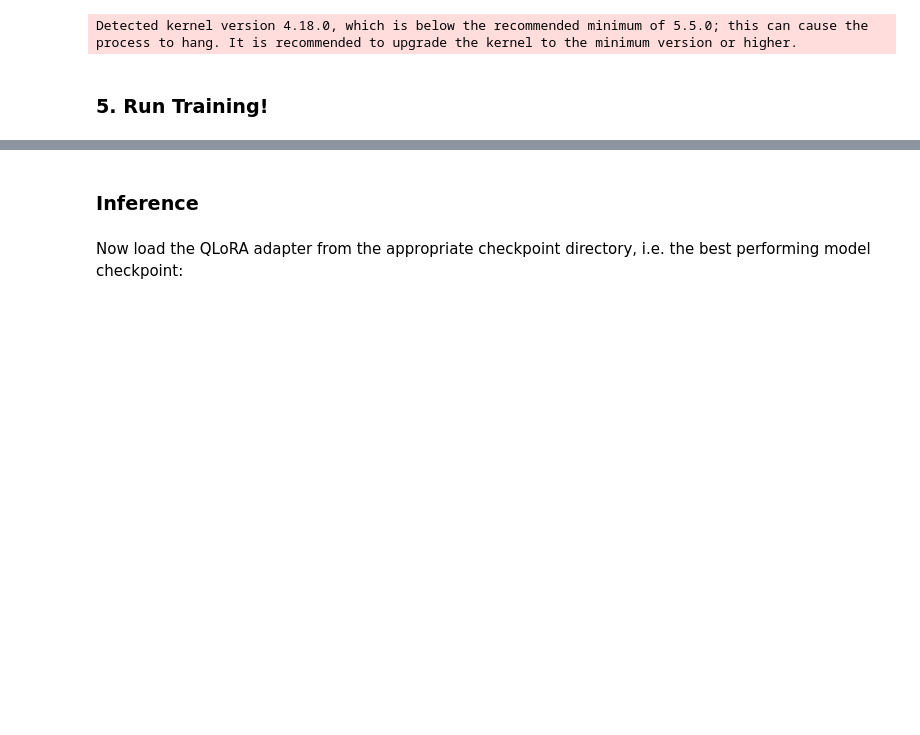
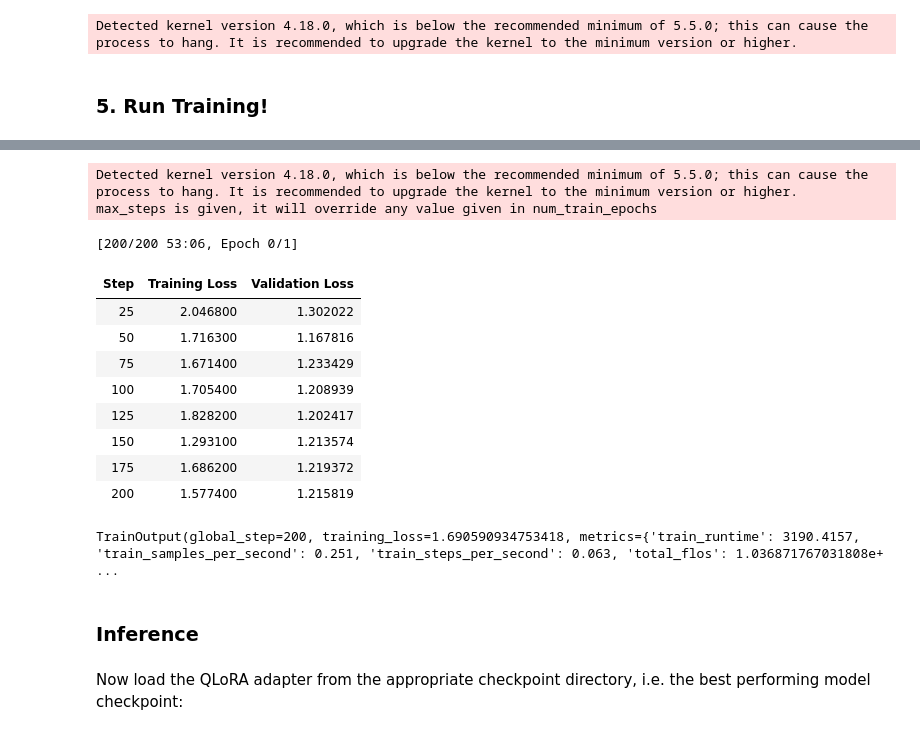
Before and after one commit to Littleyiching/ChatDoctorNext, a Jupyter notebook: mistral_finetuned_integrated.ipynb, the cells around one changed output, grey strips where cells are left out. Drawn from its saved outputs; the diff is of its cells as text; code cells hidden in the pictures; blank space fills up the shorter version.

Commit message:
add finetuning overall dataset

```diff
--- a/mistral_finetuned_integrated.ipynb
+++ b/mistral_finetuned_integrated.ipynb
@@ -797,3 +769,49 @@ TrainOutput(global_step=503, training_loss=0.003195421359174057, metrics={'train
+# %%
+project = "chat-doctor-overall"
+base_model_name = "mistral"
+run_name = base_model_name + "-" + project
+output_dir = "./" + run_name
+overall_trainer = transformers.Trainer(
+    model=overall_model,
+    train_dataset=tokenized_train_overall_dataset,
+    eval_dataset=tokenized_val_overall_dataset,
+    args=transformers.TrainingArguments(
+        output_dir=output_dir,
+        warmup_steps=1,
+        per_device_train_batch_size=4,
+        gradient_accumulation_steps=1,
+        gradient_checkpointing=True,
+        max_steps=200,
+        learning_rate=2.5e-4, # Want a small lr for finetuning
+        #bf16=True,
+        optim="paged_adamw_8bit",
+        logging_steps=25,              # When to start reporting loss
+        logging_dir="./logs",        # Directory for storing logs
+        save_strategy="steps",       # Save the model checkpoint every logging step
+        save_steps=25,                # Save checkpoints every 50 steps
+        evaluation_strategy="steps", # Evaluate the model every logging step
+        eval_steps=25,               # Evaluate and save checkpoints every 50 steps
+        do_eval=True,                # Perform evaluation at the end of training
+    ),
+    data_collator=transformers.DataCollatorForLanguageModeling(tokenizer, mlm=False),
+)
+
+overall_model.config.use_cache = False  # silence the warnings. Please re-enable for inference!
+overall_trainer.train(resume_from_checkpoint=False)
+# %% [output]
+Detected kernel version 4.18.0, which is below the recommended minimum of 5.5.0; this can cause the process to hang. It is recommended to upgrade the kernel to the minimum version or higher.
+max_steps is given, it will override any value given in num_train_epochs
+[200/200 53:06, Epoch 0/1]
+| Step | Training Loss | Validation Loss |
+| 25 | 2.046800 | 1.302022 |
+| 50 | 1.716300 | 1.167816 |
+| 75 | 1.671400 | 1.233429 |
+| 100 | 1.705400 | 1.208939 |
+| 125 | 1.828200 | 1.202417 |
+| 150 | 1.293100 | 1.213574 |
+| 175 | 1.686200 | 1.219372 |
+| 200 | 1.577400 | 1.215819 |
+TrainOutput(global_step=200, training_loss=1.690590934753418, metrics={'train_runtime': 3190.4157, 'train_samples_per_second': 0.251, 'train_steps_per_second': 0.063, 'total_flos': 1.036871767031808e+ ...
 # %% [markdown]
 ### Inference
 # %%
```
Also changed, not shown: parts of 16 cells of this notebook.
